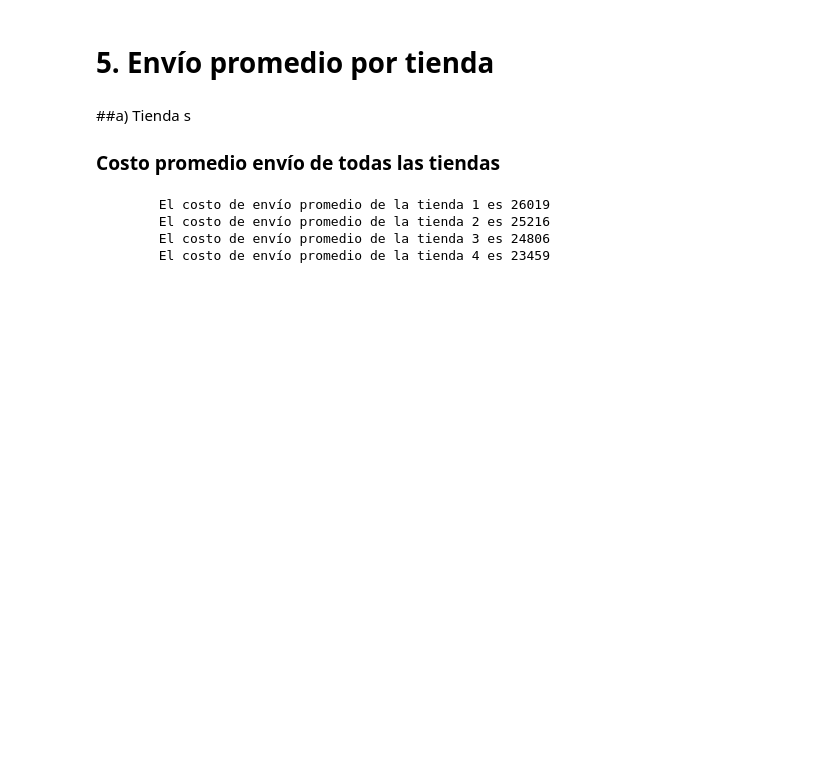
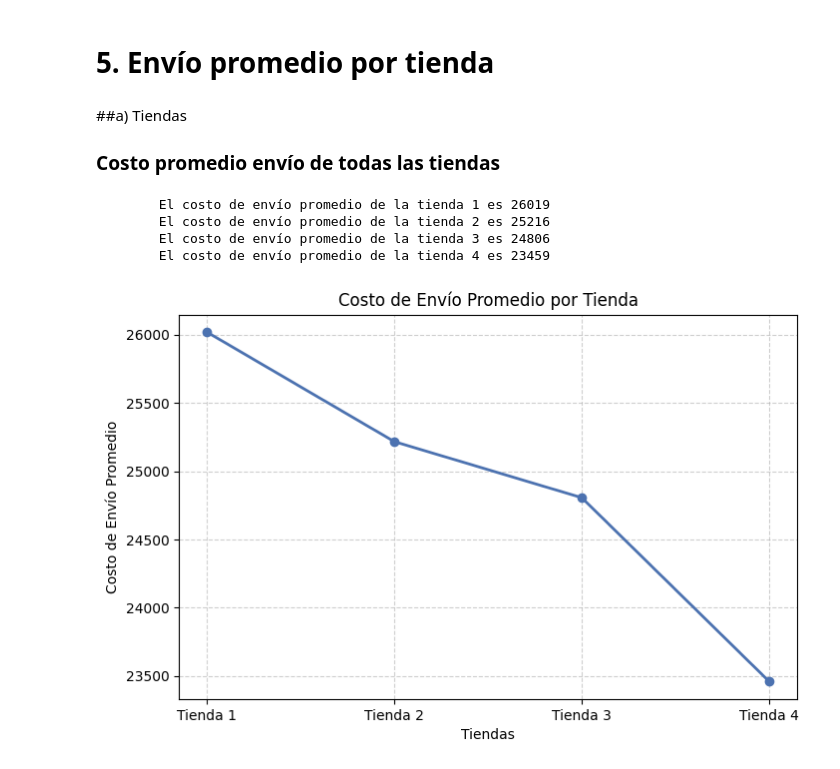
Before and after one commit to paolalarap/challenge-practicando-python, a Jupyter notebook: AluraStoreLatam.ipynb, the cells around one changed output. Drawn from its saved outputs; the diff is of its cells as text; code cells hidden in the pictures; blank space fills up the shorter version.

```diff
--- a/AluraStoreLatam.ipynb
+++ b/AluraStoreLatam.ipynb
@@ -485,7 +506,7 @@ Producto menos vendido de la tienda 4:
 # %% [markdown]
 # 5. Envío promedio por tienda
 # %% [markdown]
-##a) Tienda s
+##a) Tiendas
 ### Costo promedio envío de todas las tiendas
 # %%
 costo_de_envio_promedio=df['Costo de envío'].mean()
@@ -501,3 +522,22 @@ print(f'        El costo de envío promedio de la tienda 1 es {round(costo_de_en
         El costo de envío promedio de la tienda 2 es 25216
         El costo de envío promedio de la tienda 3 es 24806
         El costo de envío promedio de la tienda 4 es 23459
+# %%
+tiendas_costo_de_envio = ['Tienda 1', 'Tienda 2', 'Tienda 3', 'Tienda 4']
+costos_promedio = [
+    costo_de_envio_promedio,
+    costo_de_envio_promedio2,
+    costo_de_envio_promedio3,
+    costo_de_envio_promedio4
+]
+
+# Crear gráfico de líneas
+plt.figure(figsize=(8,5))
+plt.plot(tiendas, costos_promedio, marker='o', linewidth=2, color='#4C72B0')
+plt.title('Costo de Envío Promedio por Tienda')
+plt.xlabel('Tiendas')
+plt.ylabel('Costo de Envío Promedio')
+plt.grid(linestyle='--', alpha=0.6)
+plt.show()
+# %% [output]
+[figure, added]
```
Also changed, not shown: parts of 1 cell of this notebook.
